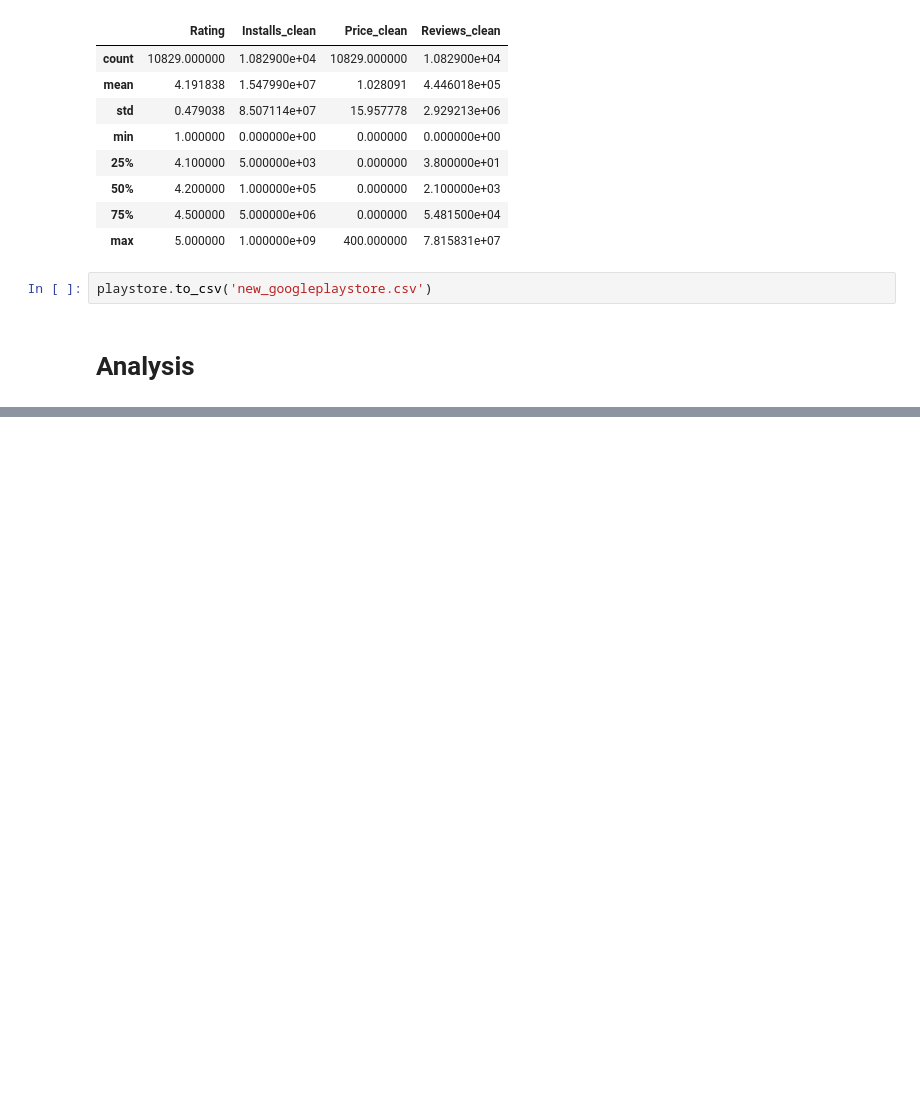
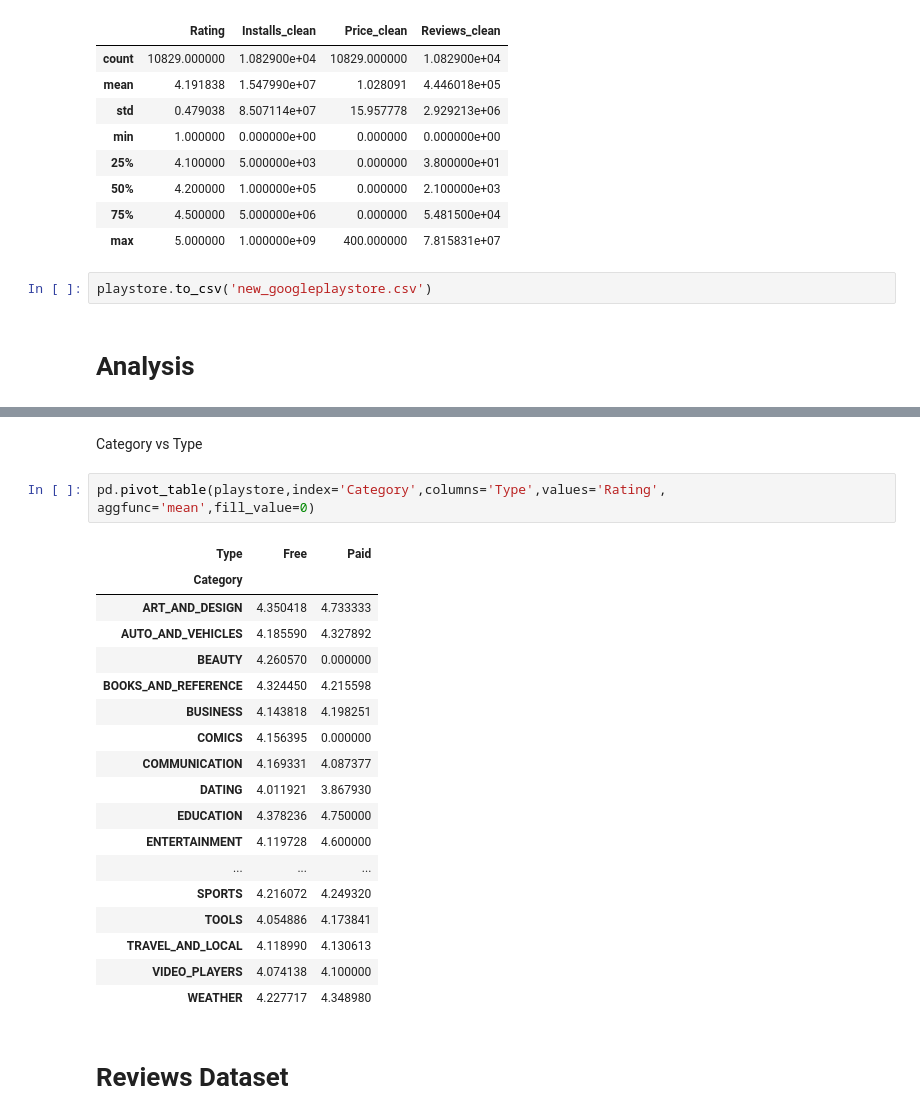
Before and after one commit to ChaLinP/data-analysis-with-pandas, a Jupyter notebook: 05-google-play-store-analysis/notebook.ipynb, the cells around one changed output, grey strips where cells are left out. Saved outputs shown, nothing was run; the diff lists cells and outputs as text; blank space fills up the shorter version.

```diff
--- a/05-google-play-store-analysis/notebook.ipynb
+++ b/05-google-play-store-analysis/notebook.ipynb
@@ -465,0 +650,25 @@ playstore.to_csv('new_googleplaystore.csv')
+# %% [markdown]
+Category vs Type
+# %%
+pd.pivot_table(playstore,index='Category',columns='Type',values='Rating', aggfunc='mean',fill_value=0)
+# %% [output]
+| Type | Free | Paid |
+| Category |  |  |
+| ART_AND_DESIGN | 4.350418 | 4.733333 |
+| AUTO_AND_VEHICLES | 4.185590 | 4.327892 |
+| BEAUTY | 4.260570 | 0.000000 |
+| BOOKS_AND_REFERENCE | 4.324450 | 4.215598 |
+| BUSINESS | 4.143818 | 4.198251 |
+| COMICS | 4.156395 | 0.000000 |
+| COMMUNICATION | 4.169331 | 4.087377 |
+| DATING | 4.011921 | 3.867930 |
+| EDUCATION | 4.378236 | 4.750000 |
+| ENTERTAINMENT | 4.119728 | 4.600000 |
+| ... | ... | ... |
+| SPORTS | 4.216072 | 4.249320 |
+| TOOLS | 4.054886 | 4.173841 |
+| TRAVEL_AND_LOCAL | 4.118990 | 4.130613 |
+| VIDEO_PLAYERS | 4.074138 | 4.100000 |
+| WEATHER | 4.227717 | 4.348980 |
+# %% [markdown]
+# Reviews Dataset
```
Also changed, not shown: parts of 39 cells of this notebook.
